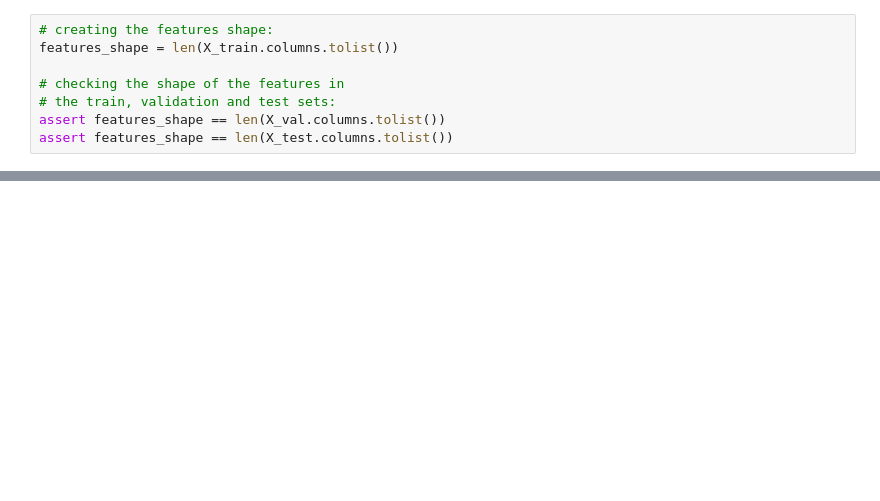
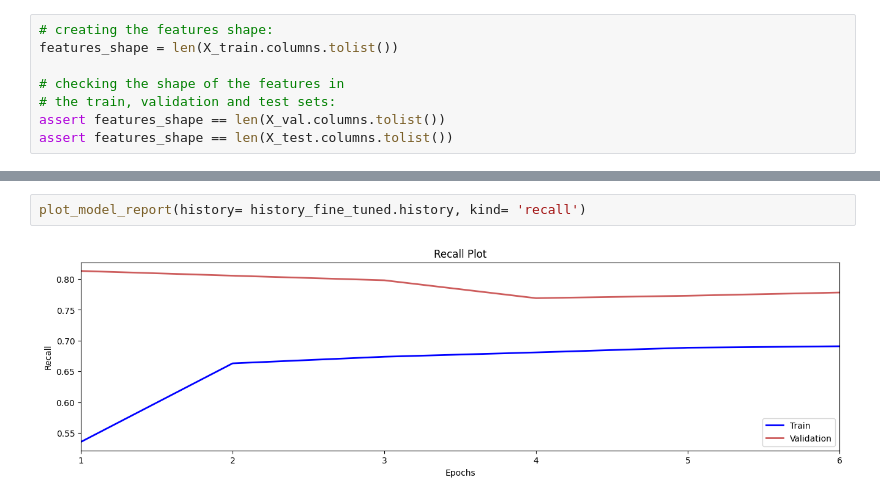
Before and after one commit to wip-0/ds207_final_project, a Jupyter notebook: notebook/DNNv1/dnnv1_vts.ipynb, the cells around one changed output, grey strips where cells are left out. Cells and saved outputs as stored; diff of their text form; blank space fills up the shorter version.

```diff
--- a/notebook/DNNv1/dnnv1_vts.ipynb
+++ b/notebook/DNNv1/dnnv1_vts.ipynb
@@ -229,0 +699,4 @@ plot_model_report(history= init_history.history, kind= 'loss')
+# %%
+plot_model_report(history= history_fine_tuned.history, kind= 'recall')
+# %% [output]
+[figure, added]
```
Also changed, not shown: parts of 34 cells of this notebook, 1 other file.
